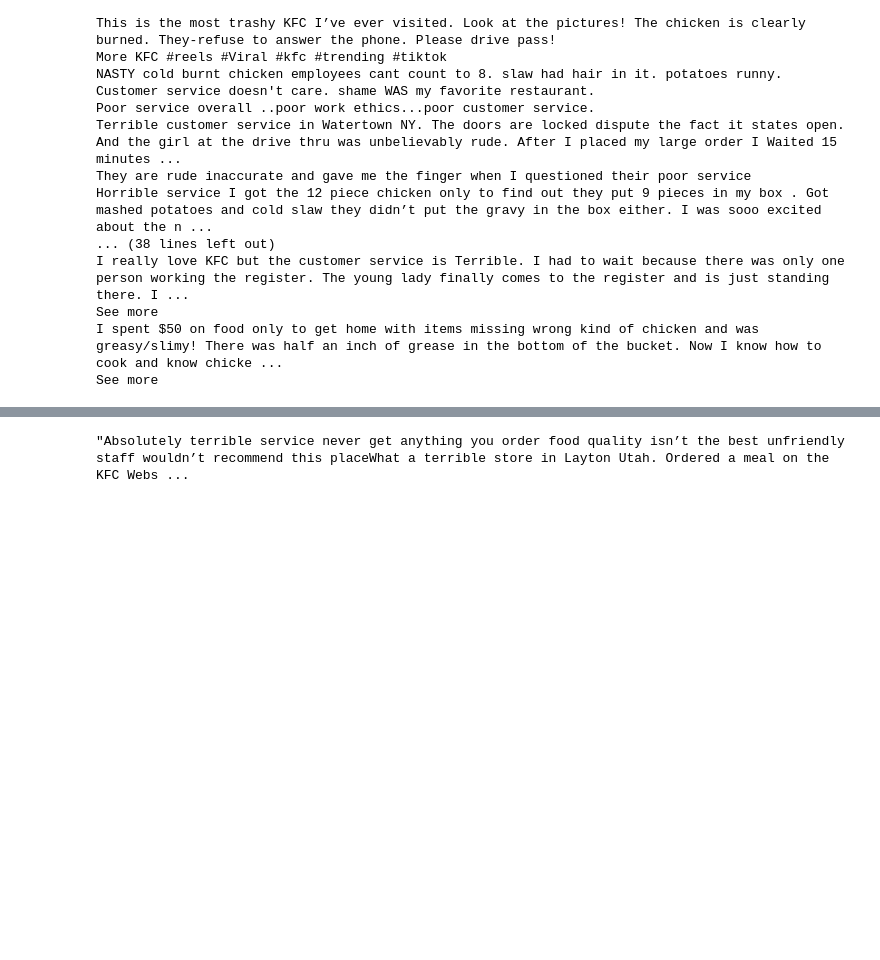
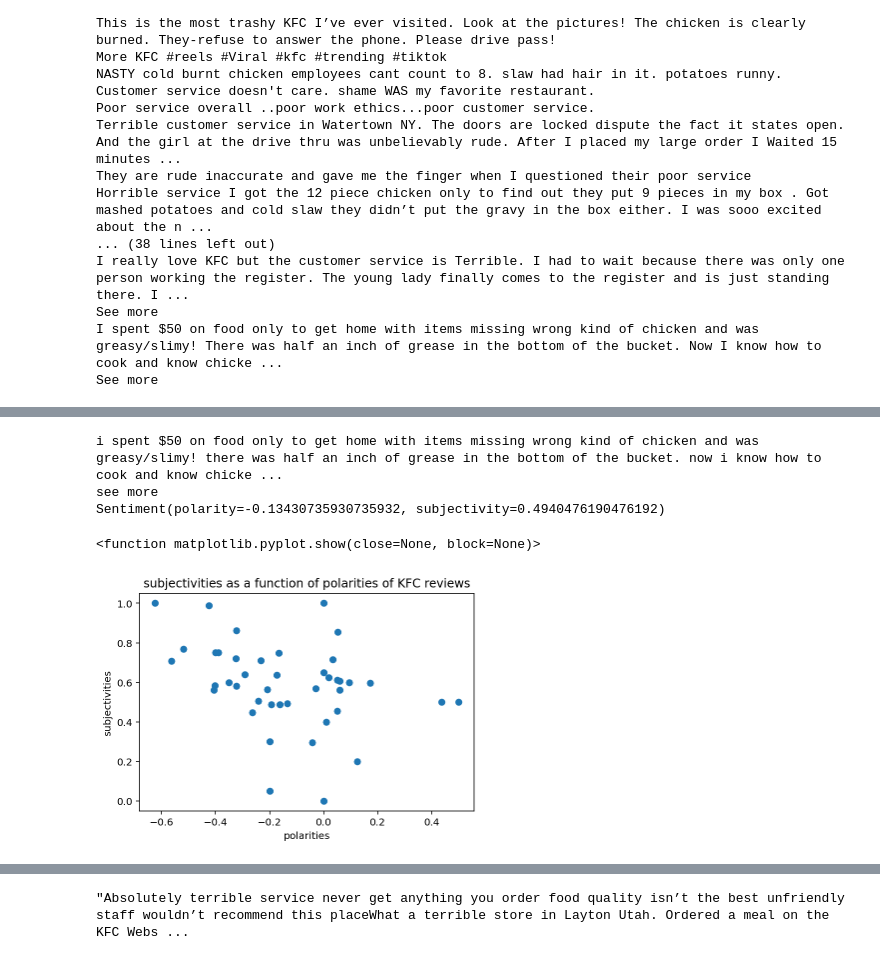
Before and after one commit to ThomasScattergoodQualitest/AutomationEnabler, a Jupyter notebook: KFCCSV.ipynb, the cells around one changed output, grey strips where cells are left out. Drawn from its saved outputs; the diff is of its cells as text; code cells hidden in the pictures; blank space fills up the shorter version.

```diff
--- a/KFCCSV.ipynb
+++ b/KFCCSV.ipynb
@@ -113,3 +115,10 @@ I really love KFC but the customer service is Terrible. I had to wait because th
 See more
 I spent $50 on food only to get home with items missing wrong kind of chicken and was greasy/slimy! There was half an inch of grease in the bottom of the bucket. Now I know how to cook and know chicke ...
 See more
+# %%
+comments = []
+with open ("KFCReviews.csv", "r", encoding ='utf-8') as file:
+    reader = csv.reader(file)
+    for row in reader:
+        comments.append(row)
+        print (row)
@@ -115,0 +145,28 @@ See more
+# %%
+review = comments[41][0].lower()
+print (review)
+blob = TextBlob(review)
+sentiment = blob.sentiment
+print (sentiment)
+# %% [output]
+i spent $50 on food only to get home with items missing wrong kind of chicken and was greasy/slimy! there was half an inch of grease in the bottom of the bucket. now i know how to cook and know chicke ...
+see more
+Sentiment(polarity=-0.13430735930735932, subjectivity=0.4940476190476192)
+# %%
+polarities = []
+subjectivities = []
+for doc in comments:
+    blob = TextBlob(doc[0])
+    polarity = blob.sentiment.polarity
+    subjectivity = blob.sentiment.subjectivity
+    polarities.append(polarity)
+    subjectivities.append(subjectivity)
+# %%
+plt.scatter (polarities, subjectivities)
+plt.xlabel ("polarities")
+plt.ylabel ("subjectivities")
+plt.title ("subjectivities as a function of polarities of KFC reviews")
+plt.show
+# %% [output]
+<function matplotlib.pyplot.show(close=None, block=None)>
+[figure, added]
```
Also changed, not shown: parts of 4 cells of this notebook, 3 other files.
